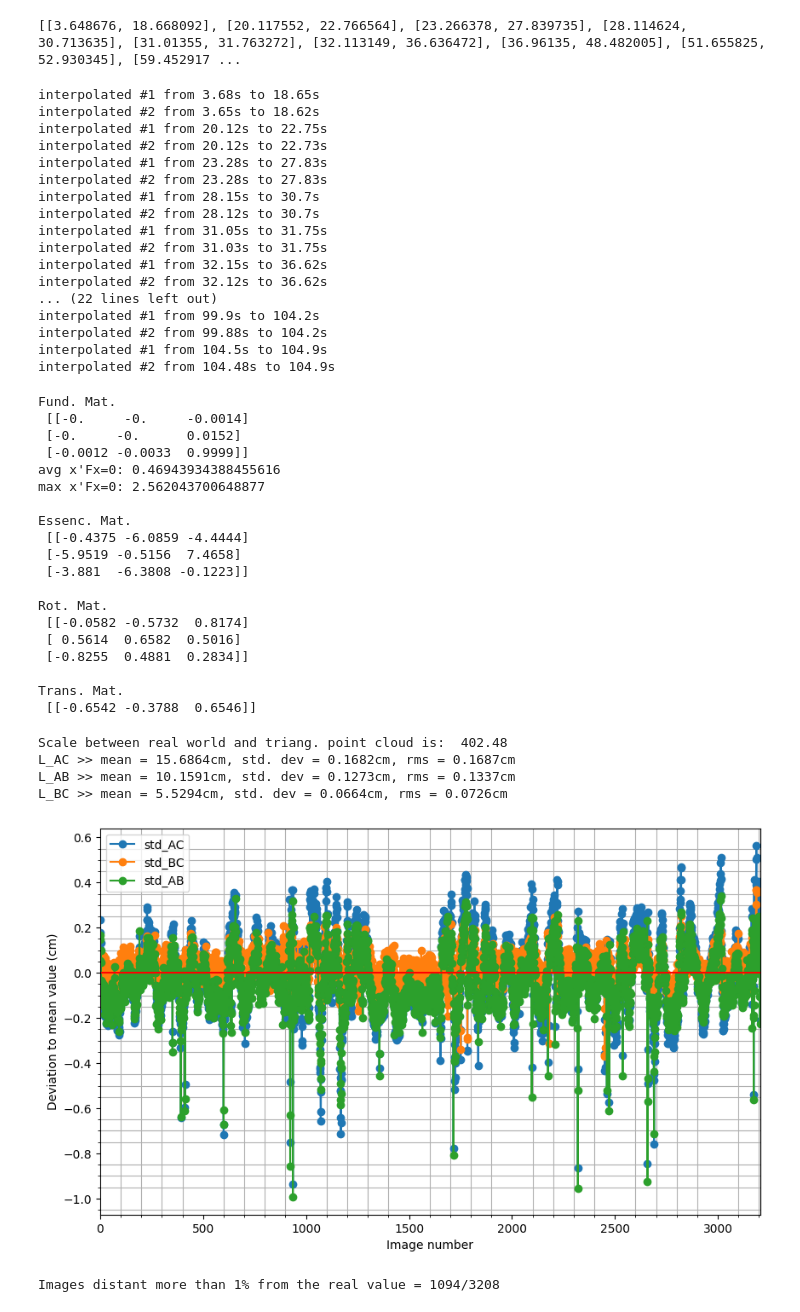
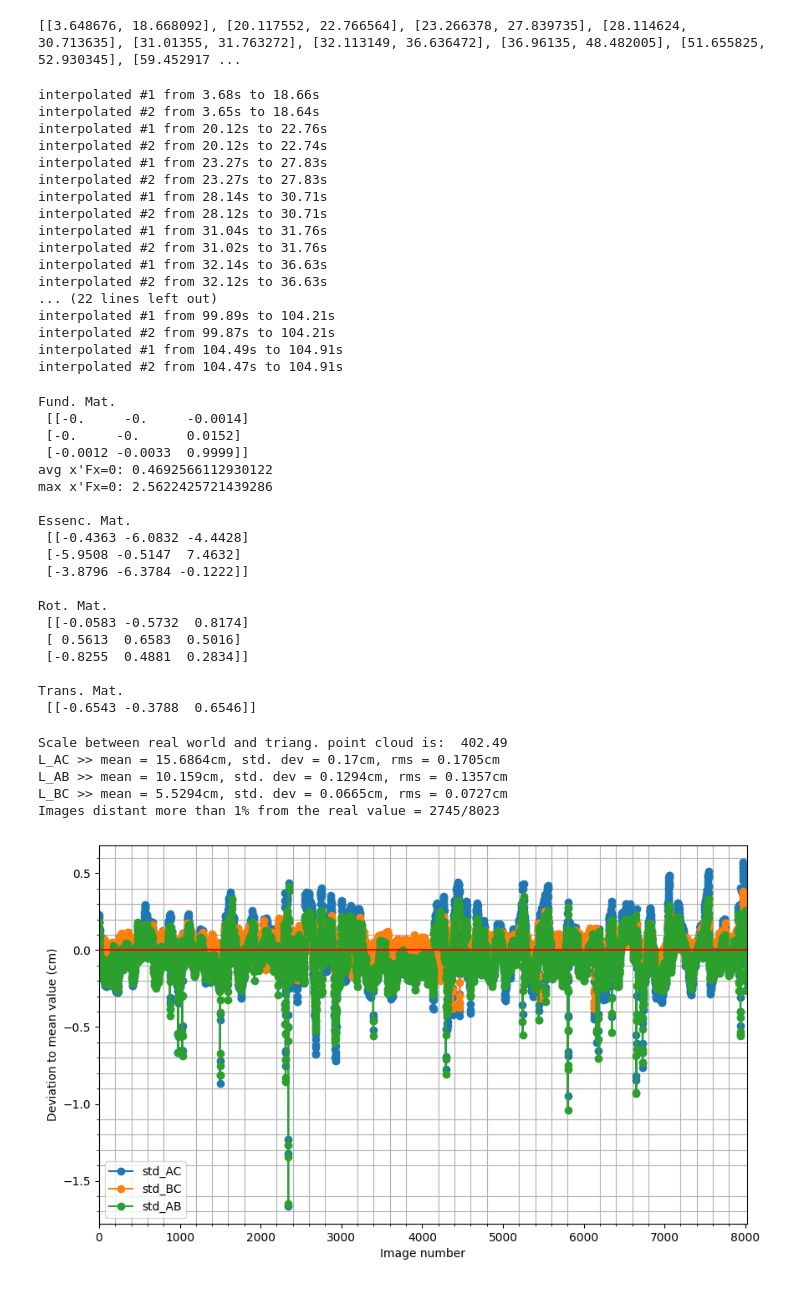
Before and after one commit to debOliveira/MoCapRasp, a Jupyter notebook: central/debug.ipynb, the cells around one changed output. Drawn from its saved outputs; the diff is of its cells as text; code cells hidden in the pictures.

```diff
--- a/central/debug.ipynb
+++ b/central/debug.ipynb
@@ -218,7 +218,7 @@ valid_df1 = [row for row in data[0] for [beg,end] in intersections if beg<=row[-
 valid_df2 = [row for row in data[1] for [beg,end] in intersections if beg<=row[-1]<=end]
 # %%
 counter=np.array([0,0]).astype(int)
-step = 1/40
+step = 1/100
 df = np.zeros((int(120/step),2*6+1))
 df[:,-1] = np.linspace(0,120,int(120/step))
 for [beg,end] in intersections:
@@ -247,23 +247,23 @@ for [beg,end] in intersections:
 df = np.delete(df,[i for i in range(0,df.shape[0]) if not np.any(df[i][0:6]) or not np.any(df[i][6:12])],axis = 0)
 centroids1,centroids2 = df[:,0:6].reshape(-1,2),df[:,6:12].reshape(-1,2)
 # %% [output]
-interpolated #1 from 3.68s to 18.65s
-interpolated #2 from 3.65s to 18.62s
-interpolated #1 from 20.12s to 22.75s
-interpolated #2 from 20.12s to 22.73s
-interpolated #1 from 23.28s to 27.83s
-interpolated #2 from 23.28s to 27.83s
-interpolated #1 from 28.15s to 30.7s
-interpolated #2 from 28.12s to 30.7s
-interpolated #1 from 31.05s to 31.75s
-interpolated #2 from 31.03s to 31.75s
-interpolated #1 from 32.15s to 36.62s
-interpolated #2 from 32.12s to 36.62s
+interpolated #1 from 3.68s to 18.66s
+interpolated #2 from 3.65s to 18.64s
+interpolated #1 from 20.12s to 22.76s
+interpolated #2 from 20.12s to 22.74s
+interpolated #1 from 23.27s to 27.83s
+interpolated #2 from 23.27s to 27.83s
+interpolated #1 from 28.14s to 30.71s
+interpolated #2 from 28.12s to 30.71s
+interpolated #1 from 31.04s to 31.76s
+interpolated #2 from 31.02s to 31.76s
+interpolated #1 from 32.14s to 36.63s
+interpolated #2 from 32.12s to 36.63s
 ... (22 lines left out)
-interpolated #1 from 99.9s to 104.2s
-interpolated #2 from 99.88s to 104.2s
-interpolated #1 from 104.5s to 104.9s
-interpolated #2 from 104.48s to 104.9s
+interpolated #1 from 99.89s to 104.21s
+interpolated #2 from 99.87s to 104.21s
+interpolated #1 from 104.49s to 104.91s
+interpolated #2 from 104.47s to 104.91s
 # %%
 # get fundamental and essential matrices
 F,_ = estimateFundMatrix_8norm(np.array(centroids1),np.array(centroids2))
@@ -280,34 +280,32 @@ Fund. Mat.
  [[-0.     -0.     -0.0014]
  [-0.     -0.      0.0152]
  [-0.0012 -0.0033  0.9999]]
-avg x'Fx=0: 0.46943934388455616
-max x'Fx=0: 2.562043700648877
+avg x'Fx=0: 0.4692566112930122
+max x'Fx=0: 2.5622425721439286
 
 Essenc. Mat.
- [[-0.4375 -6.0859 -4.4444]
- [-5.9519 -0.5156  7.4658]
- [-3.881  -6.3808 -0.1223]]
+ [[-0.4363 -6.0832 -4.4428]
+ [-5.9508 -0.5147  7.4632]
+ [-3.8796 -6.3784 -0.1222]]
 
 Rot. Mat.
- [[-0.0582 -0.5732  0.8174]
- [ 0.5614  0.6582  0.5016]
+ [[-0.0583 -0.5732  0.8174]
+ [ 0.5613  0.6583  0.5016]
  [-0.8255  0.4881  0.2834]]
 
 Trans. Mat.
- [[-0.6542 -0.3788  0.6546]]
+ [[-0.6543 -0.3788  0.6546]]
 # %%
 P1,P2 = np.hstack((cameraMatrix_cam1, [[0.], [0.], [0.]])),np.matmul(cameraMatrix_cam2, np.hstack((R, t.T)))
 projPt1,projPt2 = myProjectionPoints(np.array(centroids1)),myProjectionPoints(np.array(centroids2))
 points4d = triangulatePoints(P1.astype(float),P2.astype(float),projPt1.astype(float),projPt2.astype(float))
 points3d = (points4d[:3, :]/points4d[3, :]).T
 if points3d[0, 2] < 0: points3d = -points3d
-tot,L_real_AC,L_real_AB,L_real_BC,L_AC_vec,L_BC_vec,L_AB_vec,k = 0,15.7,10.2,5.5,[],[],[],0
+tot,L_real_AC,L_real_AB,L_real_BC,L_AC_vec,L_BC_vec,L_AB_vec,k,false_idx = 0,15.7,10.2,5.5,[],[],[],0,[]
 # compute sdt deviation and plot beautiful stuff
 for [A, B, C] in points3d.reshape([-1, 3, 3]):
     L_rec_AC,L_rec_BC,L_rec_AB = np.linalg.norm(A-C),np.linalg.norm(B-C),np.linalg.norm(A-B)
     if L_rec_AB<L_rec_BC: L_rec_AB,L_rec_BC=L_rec_BC,L_rec_AB
-    if k:
-        if abs(L_rec_AB*lamb-L_real_AB)>1 or abs(L_rec_AC*lamb-L_real_AC)>1 or abs(L_rec_BC*lamb-L_real_BC)>1: continue
     tot = tot + L_real_AC/L_rec_AC + L_real_BC/L_rec_BC + L_real_AB/L_rec_AB
     k = k + 3
     lamb = tot/k
@@ -317,40 +315,44 @@ for [A, B, C] in points3d.reshape([-1, 3, 3]):
 print('Scale between real world and triang. point cloud is: ', lamb.round(2))
 print('L_AC >> mean = ' + str((np.mean(L_AC_vec)*lamb).round(4)) +
     "cm, std. dev = " + str((np.std(L_AC_vec)*lamb).round(4)) +
     "cm, rms = " + str((np.sqrt(np.mean(np.square(np.array(L_AC_vec)*lamb-L_real_AC)))).round(4)) + "cm")
 print('L_AB >> mean = ' + str((np.mean(L_AB_vec)*lamb).round(4)) +
     "cm, std. dev = " + str((np.std(L_AB_vec)*lamb).round(4)) +
     "cm, rms = " + str((np.sqrt(np.mean(np.square(np.array(L_AB_vec)*lamb-L_real_AB)))).round(4)) + "cm")
 print('L_BC >> mean = ' + str((np.mean(L_BC_vec)*lamb).round(4)) +
     "cm, std. dev = " + str((np.std(L_BC_vec)*lamb).round(4)) +
     "cm, rms = " + str((np.sqrt(np.mean(np.square(np.array(L_BC_vec)*lamb-L_real_BC)))).round(4)) + "cm")
 fig = plt.figure(figsize=(10, 6), dpi=100)
 L_AC_vec_plot,L_BC_vec_plot,L_AB_vec_plot = np.array(L_AC_vec)*lamb - L_real_AC,np.array(L_BC_vec)*lamb - L_real_BC,np.array(L_AB_vec)*lamb - L_real_AB
 plt.plot(L_AC_vec_plot, '-o', label="std_AC")
 plt.plot(L_BC_vec_plot, '-o', label="std_BC")
 plt.plot(L_AB_vec_plot, '-o', label="std_AB")
 plt.axhline(y=0.0, color='r', linestyle='-')
 plt.grid()
 #plt.axvline(x=853, c='r', linestyle='--', label="image 960")
 plt.xlabel("Image number")
 plt.ylabel("Deviation to mean value (cm)")
 plt.legend()
 ax = fig.axes
 ax[0].minorticks_on()
 plt.grid(which='both')
 plt.xlim(0,len(L_AC_vec)-1)
-plt.draw()
-plt.show()
-points3d_new,i= points3d*lamb,0
+points3d_new,i,k= points3d*lamb,0,0
 for [A, B, C] in points3d_new.reshape([-1, 3, 3]):
     L_reconst = np.sqrt(np.sum((A-C)**2, axis=0))
     valid = abs(L_real_AC-L_reconst)/L_real_AC < 0.01
-    if not valid: i = i + 1
+    if not valid:
+        i = i + 1
+        false_idx.extend((k,k+1,k+2))
+    k+=3
+
 print("Images distant more than 1% from the real value = " + str(i)+'/'+str(int(points3d.shape[0]/3)))
+plt.draw()
+plt.show()
 # %% [output]
-Scale between real world and triang. point cloud is:  402.48
-L_AC >> mean = 15.6864cm, std. dev = 0.1682cm, rms = 0.1687cm
-L_AB >> mean = 10.1591cm, std. dev = 0.1273cm, rms = 0.1337cm
-L_BC >> mean = 5.5294cm, std. dev = 0.0664cm, rms = 0.0726cm
+Scale between real world and triang. point cloud is:  402.49
+L_AC >> mean = 15.6864cm, std. dev = 0.17cm, rms = 0.1705cm
+L_AB >> mean = 10.159cm, std. dev = 0.1294cm, rms = 0.1357cm
+L_BC >> mean = 5.5294cm, std. dev = 0.0665cm, rms = 0.0727cm
+Images distant more than 1% from the real value = 2745/8023
-[figure, old version]
+[figure, new version]
-Images distant more than 1% from the real value = 1094/3208
```
Also changed, not shown: parts of 2 cells of this notebook.
